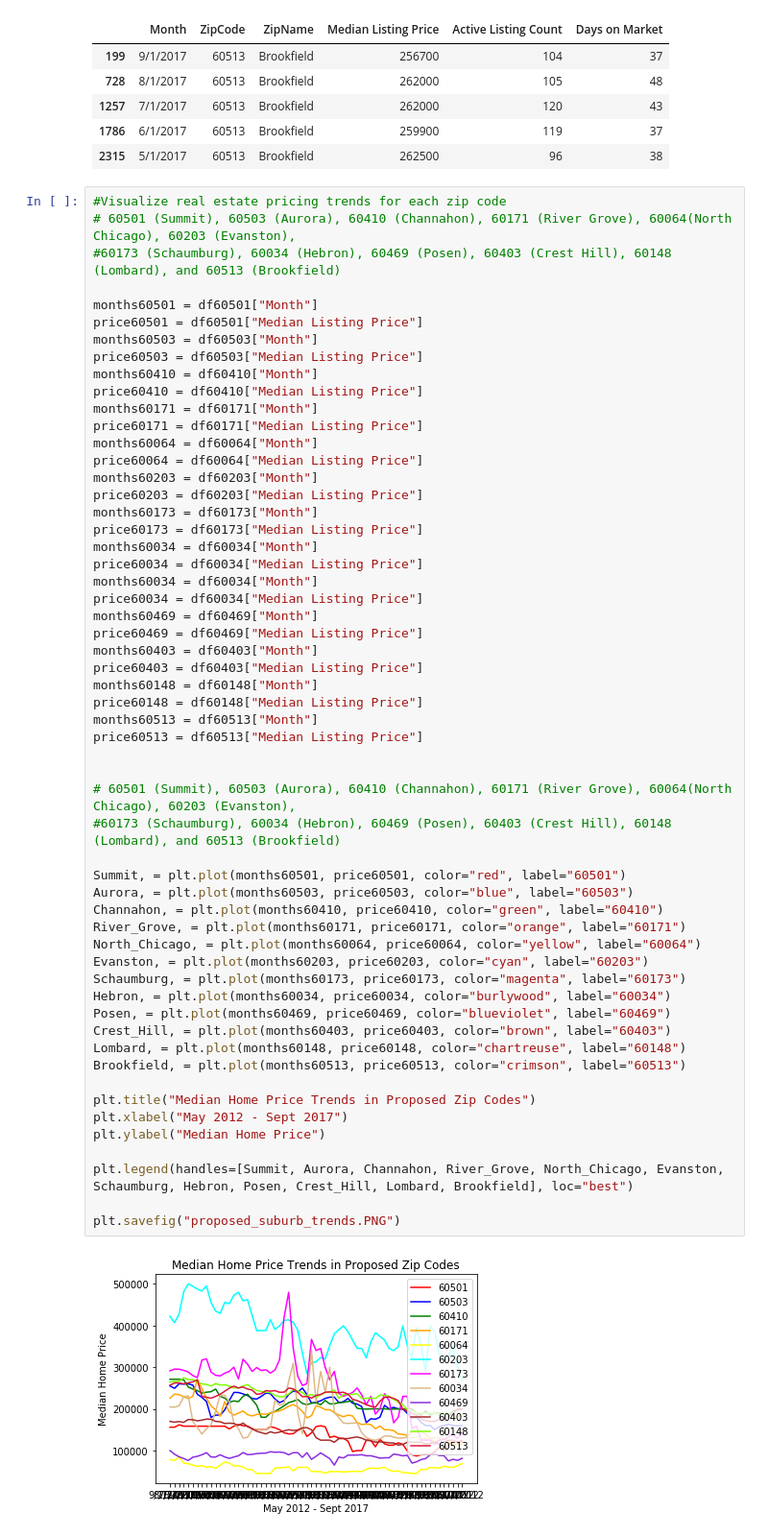
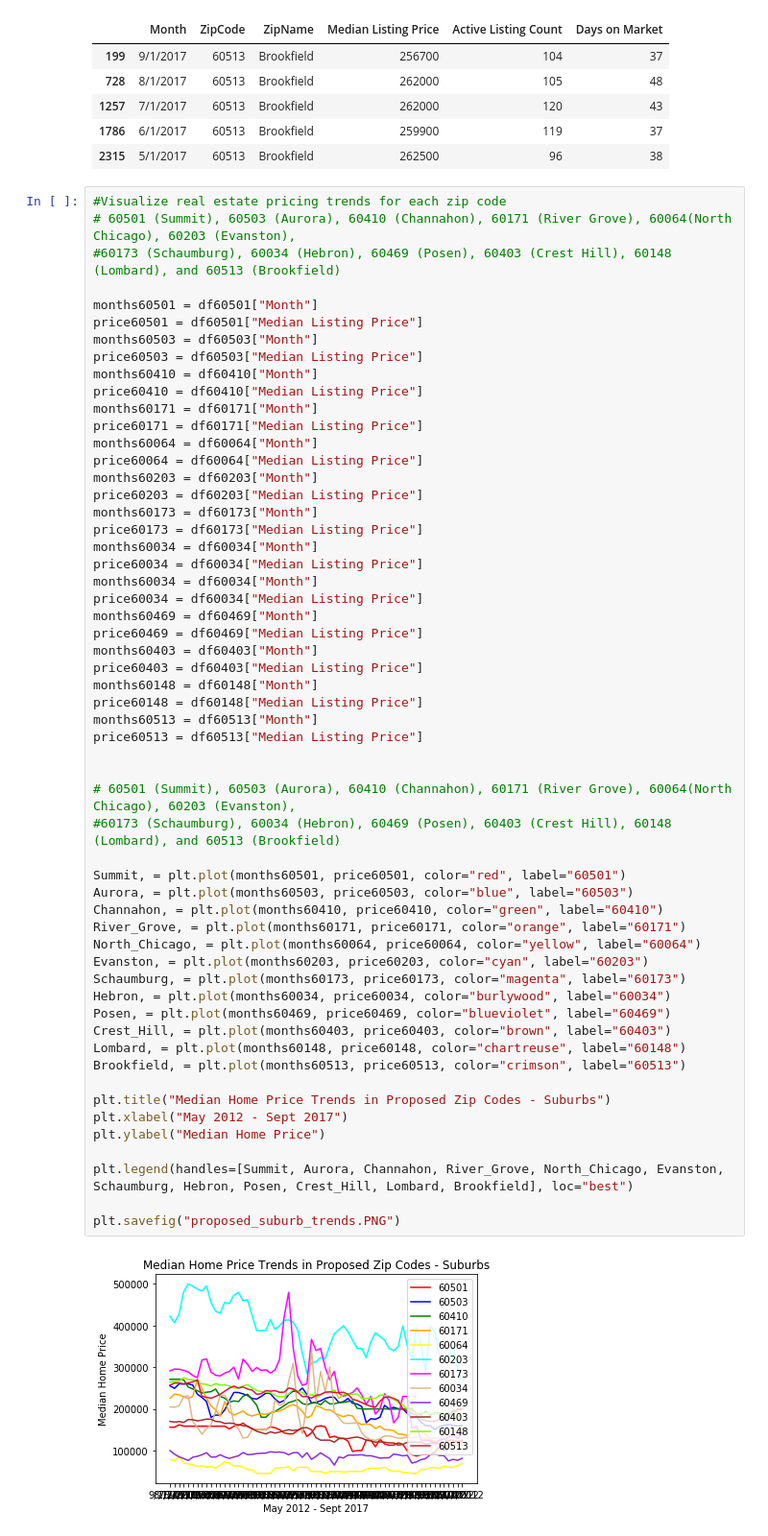
Before and after one commit to miumiuannie/Project-1-Group-7, a Jupyter notebook: RealEstate2-Suburbs.ipynb, the cells around one changed output. Shown at 96% size. Drawn from its saved outputs; the diff is of its cells as text.

Commit message:
Add files via upload
Final real estate data analysis.  Included visualizations for Chicago, suburbs, and locations outside Chicago.

```diff
--- a/RealEstate2-Suburbs.ipynb
+++ b/RealEstate2-Suburbs.ipynb
@@ -197,35 +197,35 @@ months60403 = df60403["Month"]
 price60403 = df60403["Median Listing Price"]
 months60148 = df60148["Month"]
 price60148 = df60148["Median Listing Price"]
 months60513 = df60513["Month"]
 price60513 = df60513["Median Listing Price"]
 
 
 # 60501 (Summit), 60503 (Aurora), 60410 (Channahon), 60171 (River Grove), 60064(North Chicago), 60203 (Evanston),
 #60173 (Schaumburg), 60034 (Hebron), 60469 (Posen), 60403 (Crest Hill), 60148 (Lombard), and 60513 (Brookfield)
 
 Summit, = plt.plot(months60501, price60501, color="red", label="60501")
 Aurora, = plt.plot(months60503, price60503, color="blue", label="60503")
 Channahon, = plt.plot(months60410, price60410, color="green", label="60410")
 River_Grove, = plt.plot(months60171, price60171, color="orange", label="60171")
 North_Chicago, = plt.plot(months60064, price60064, color="yellow", label="60064")
 Evanston, = plt.plot(months60203, price60203, color="cyan", label="60203")
 Schaumburg, = plt.plot(months60173, price60173, color="magenta", label="60173")
 Hebron, = plt.plot(months60034, price60034, color="burlywood", label="60034")
 Posen, = plt.plot(months60469, price60469, color="blueviolet", label="60469")
 Crest_Hill, = plt.plot(months60403, price60403, color="brown", label="60403")
 Lombard, = plt.plot(months60148, price60148, color="chartreuse", label="60148")
 Brookfield, = plt.plot(months60513, price60513, color="crimson", label="60513")
 
-plt.title("Median Home Price Trends in Proposed Zip Codes")
+plt.title("Median Home Price Trends in Proposed Zip Codes - Suburbs")
 plt.xlabel("May 2012 - Sept 2017")
 plt.ylabel("Median Home Price")
 
 plt.legend(handles=[Summit, Aurora, Channahon, River_Grove, North_Chicago, Evanston, Schaumburg, Hebron, Posen, Crest_Hill, Lombard, Brookfield], loc="best")
 
 plt.savefig("proposed_suburb_trends.PNG")
 # %% [output]
-[figure, old version]
+[figure, new version]
 # %%
 #Removing the most downward trends for a cleaner graph
 
```
Also changed, not shown: parts of 2 cells of this notebook, 11 other files.
